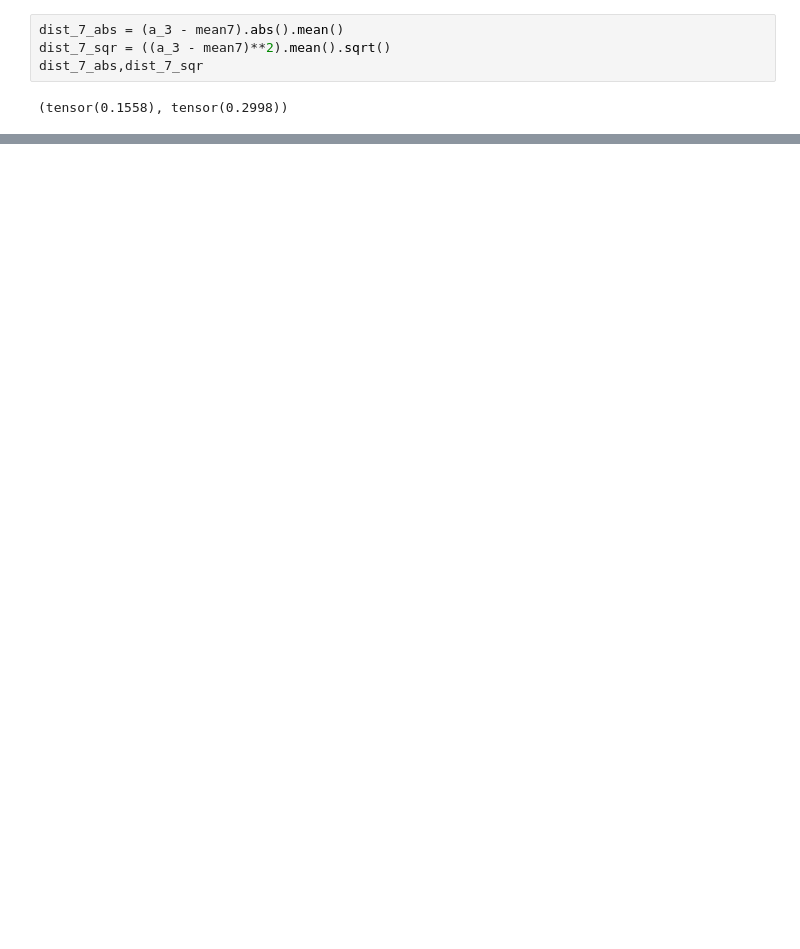
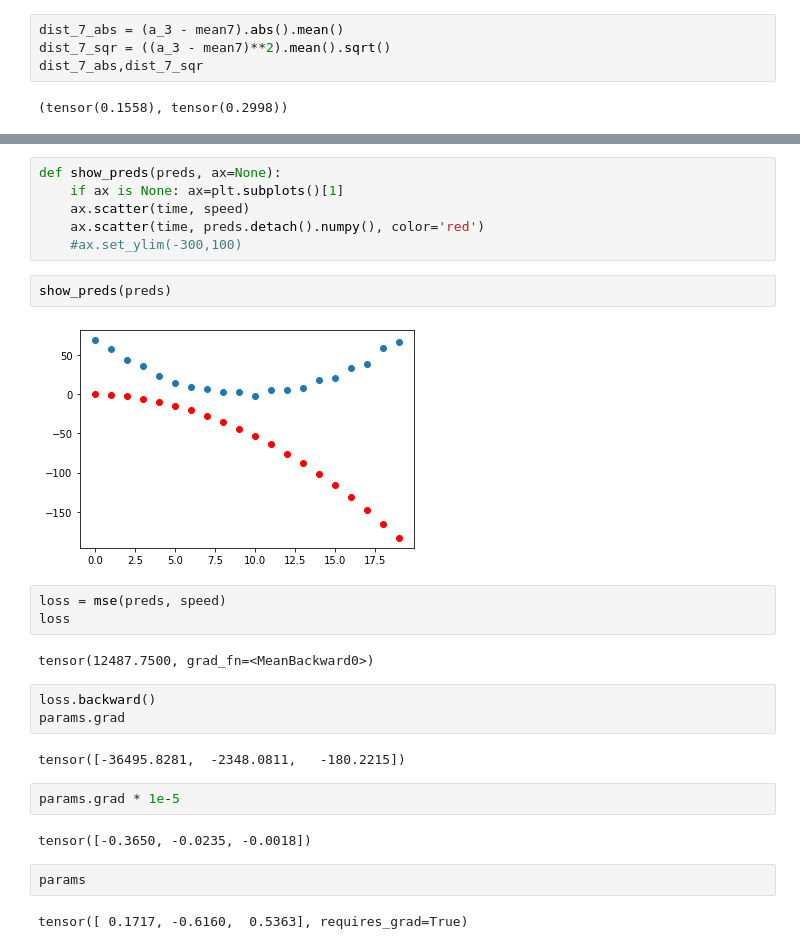
Before and after one commit to bogdart/fast_aicourse, a Jupyter notebook: book/03_nn.ipynb, the cells around one changed output, grey strips where cells are left out. Saved outputs shown, nothing was run; the diff lists cells and outputs as text; blank space fills up the shorter version.

```diff
--- a/book/03_nn.ipynb
+++ b/book/03_nn.ipynb
@@ -126,0 +300,28 @@ dist_7_abs,dist_7_sqr
+# %%
+def show_preds(preds, ax=None):
+    if ax is None: ax=plt.subplots()[1]
+    ax.scatter(time, speed)
+    ax.scatter(time, preds.detach().numpy(), color='red')
+    #ax.set_ylim(-300,100)
+# %%
+show_preds(preds)
+# %% [output]
+[figure, added]
+# %%
+loss = mse(preds, speed)
+loss
+# %% [output]
+tensor(12487.7500, grad_fn=<MeanBackward0>)
+# %%
+loss.backward()
+params.grad
+# %% [output]
+tensor([-36495.8281,  -2348.0811,   -180.2215])
+# %%
+params.grad * 1e-5
+# %% [output]
+tensor([-0.3650, -0.0235, -0.0018])
+# %%
+params
+# %% [output]
+tensor([ 0.1717, -0.6160,  0.5363], requires_grad=True)
```
Also changed, not shown: parts of 104 cells of this notebook.
